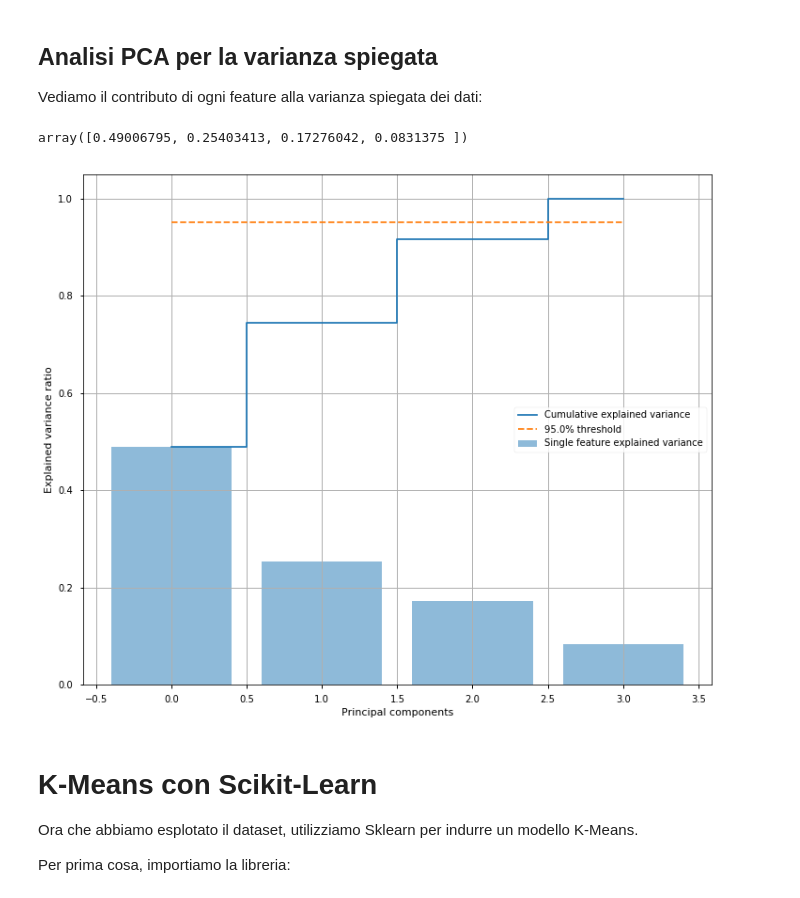
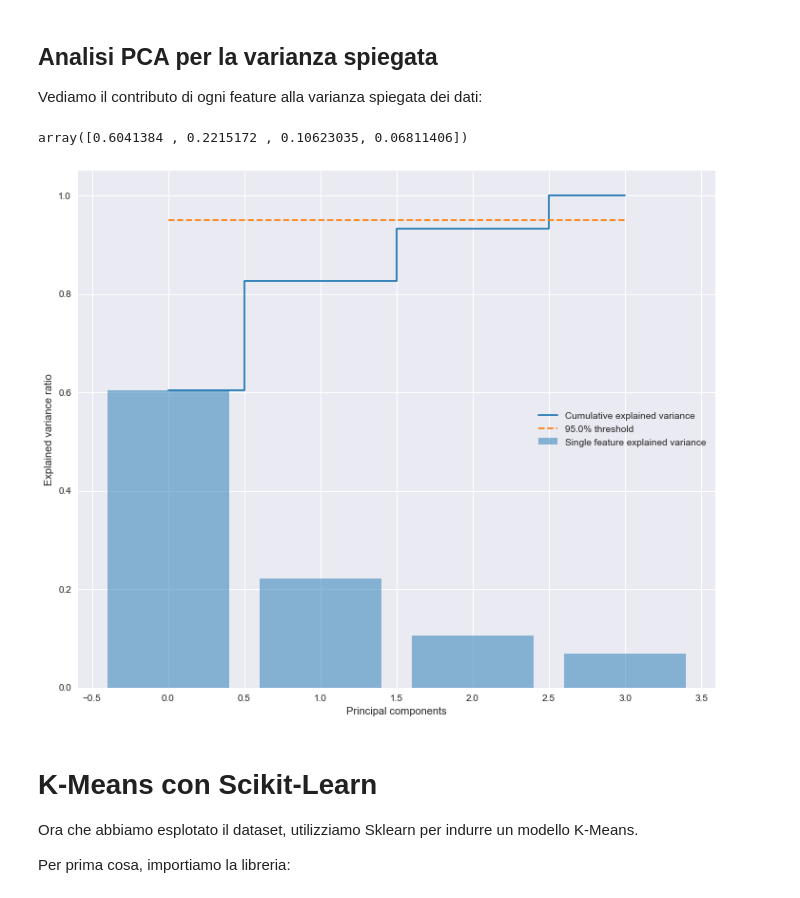
Before and after one commit to PCampi/progettoDT-ML, a Jupyter notebook: Analisi esplorativa e clustering.ipynb, the cells around one changed output. Cells and saved outputs as stored; diff of their text form; code cells hidden in the pictures.

```diff
--- a/Analisi esplorativa e clustering.ipynb
+++ b/Analisi esplorativa e clustering.ipynb
@@ -165,12 +166,12 @@ Vediamo il contributo di ogni feature alla varianza spiegata dei dati:
 # %%
 pca = PCA(n_components=None)
 X_pca = pca.fit_transform(dataset_std.loc[:,['CO2 production (kg)',
-                                        'Charcoal consumption (kg)',
-                                        'Fuel oil consumption (kg)',
-                                        'Renewable energy consumption (percentage)']])
+                                             'Charcoal consumption (kg)',
+                                             'Renewable energy consumption (percentage)',
+                                             'GDP']])
 pca.explained_variance_ratio_
 # %% [output]
-array([0.49006795, 0.25403413, 0.17276042, 0.0831375 ])
+array([0.6041384 , 0.2215172 , 0.10623035, 0.06811406])
 # %%
 def plot_explained_variance(pca_obj, threshold=0.9):
     n = len(pca_obj.explained_variance_ratio_)
@@ -200,11 +201,11 @@ def plot_explained_variance(pca_obj, threshold=0.9):
     pl.legend(loc="center right")
     pl.show()
 # %%
-fig, ax = pl.subplots(ncols=1, figsize=(12, 10))
-pl.grid(True)
-plot_explained_variance(pca, threshold=0.95)
+with sns.axes_style('darkgrid'):
+    fig, ax = pl.subplots(ncols=1, figsize=(12, 10))
+    plot_explained_variance(pca, threshold=0.95)
 # %% [output]
-[figure, old version]
+[figure, new version]
 # %% [markdown]
 # K-Means con Scikit-Learn
 
```
Also changed, not shown: parts of 11 cells of this notebook, 1 other file.
